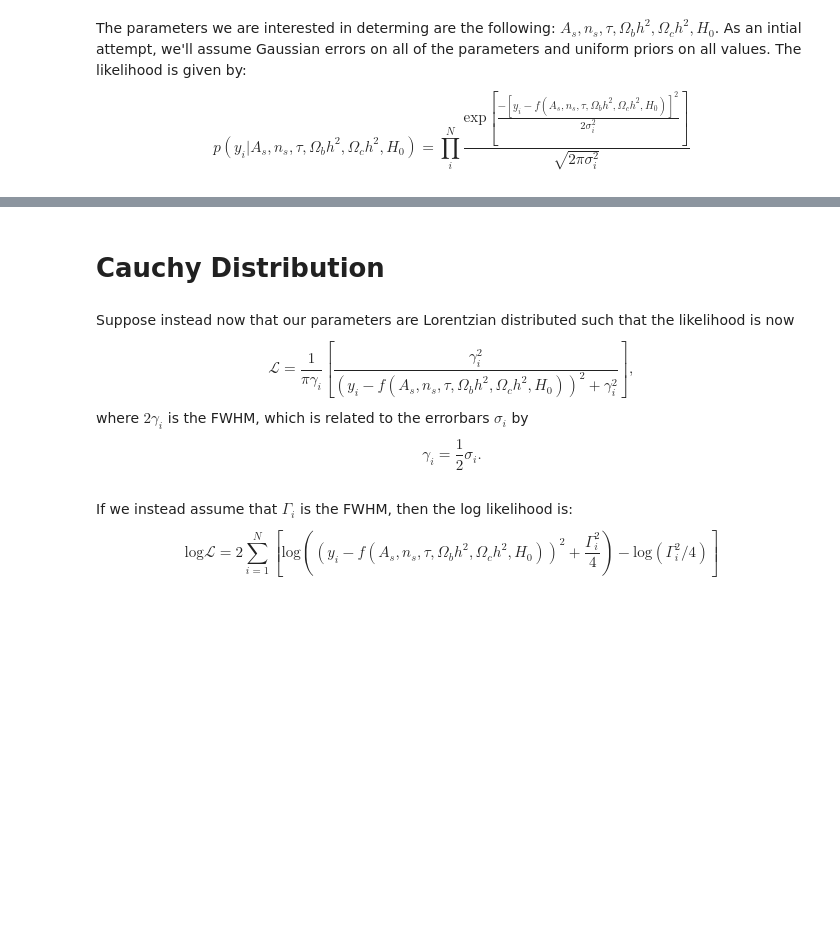
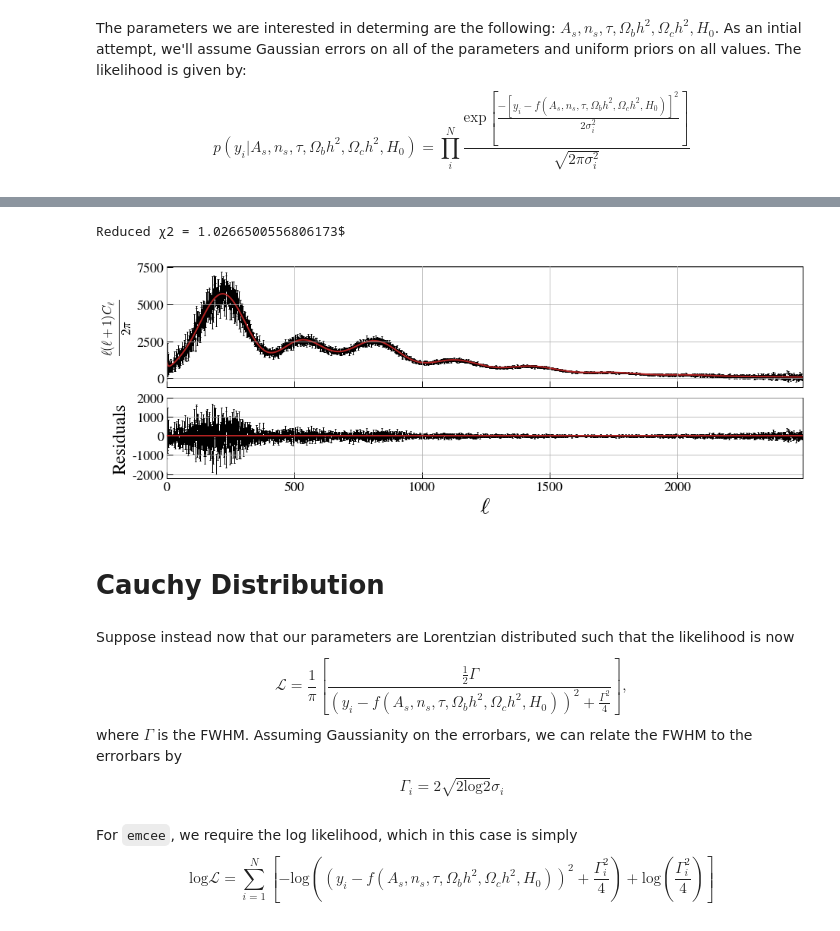
Before and after one commit to lazdam/PlanckII-MCMC, a Jupyter notebook: ProjectNotebook.ipynb, the cells around one changed output, grey strips where cells are left out. Drawn from its saved outputs; the diff is of its cells as text; code cells hidden in the pictures; blank space fills up the shorter version.

```diff
--- a/ProjectNotebook.ipynb
+++ b/ProjectNotebook.ipynb
@@ -181,13 +212,13 @@ fig = corner.corner(flat_samples_load, labels=labels, show_titles=True,title_fmt
 # %%
 # Plot random selection of parameters
 %matplotlib widget
-inds = np.random.randint(len(flat_samples_load), size=100)
+inds = np.random.randint(len(flat_samples_load_gauss), size=100)
 f, ax = plt.subplots(figsize=(15,5))
 l = np.arange(0,len(spectrum))
 ax.errorbar(l, spectrum, yerr=errors,errorevery=10, linestyle = 'None',capsize=4, marker ='.', color='black', ms=8)
 for ind in inds:
-    As, ns, tau, ombh2, omch2, H0 = flat_samples_load[ind]
-    temp_dict = {'As':As, 'ns':ns, 'tau':tau, 'ombh2':ombh2, 'omch2':omch2, 'H0':H0}
+    As, ns, tau, ombh2, omch2, H0 = flat_samples_load_gauss[ind]
+    temp_dict = {'As':np.exp(As)/np.power(10,10), 'ns':ns, 'tau':tau, 'ombh2':ombh2, 'omch2':omch2, 'H0':H0}
     yfit = get_spectrum(temp_dict)
     ax.plot(yfit, alpha=0.05, color='firebrick')
 
@@ -200,18 +262,55 @@ plt.show()
+# %%
+%matplotlib inline
+
+# Re-scale back to normal amplitude
+flat_samples_load_gauss[:,0] = np.exp(flat_samples_load_gauss[:,0])/np.power(10,10)
+
+# Get best fit
+best_fit_gauss = get_best_fit(flat_samples_load_gauss)
+
+# Get residuals
+resids_gauss = get_residuals(best_fit_gauss, spectrum, errors)
+
+# Plot final results
+
+fig, ax = plt.subplots(2,1, gridspec_kw={'height_ratios':[1.5,1]}, figsize = (15,5))
+
+ax[0].plot(l,best_fit_gauss, label = 'Fit', color = 'firebrick', linewidth = 2, zorder=2)
+ax[0].errorbar(l, spectrum, yerr=errors,errorevery=1,capsize=1, color='black', ms=8, linewidth=1, zorder=1, ls = 'none')
+ax[0].set_ylabel(r'$\frac{\ell(\ell +1)C_\ell}{2\pi}$', fontsize=24)
+ax[0].grid()
+ax[0].tick_params(axis='x', labelbottom=False)
+ax[0].set_xlim(l[0],l[-1])
+
+ax[1].errorbar(l, resids_gauss, yerr=errors,errorevery=1,capsize=1, color='black', ms=8, linewidth=1, zorder=1, ls = 'none')
+ax[1].hlines(y = 0, xmin = l[0], xmax = l[-1], color = 'firebrick', linewidth=2, zorder=3)
+ax[1].set_ylabel('Residuals', fontsize=24)
+ax[1].set_xlabel(r'$\ell$', fontsize=30)
+ax[1].set_xlim(l[0],l[-1])
+ax[1].set_yticks(np.arange(-2000,2001,1000))
+ax[1].grid()
+
+fig.subplots_adjust(wspace=0.1,hspace=0.1)
+
+plt.savefig('gaussian_llhd.png', bbox_inches='tight')
+# %% [output]
+Reduced χ2 = 1.0266500556806173$
+[figure, added]
 # %% [markdown]
 # Cauchy Distribution
 # %% [markdown]
 Suppose instead now that our parameters are Lorentzian distributed such that the likelihood is now
 \begin{equation}
-\mathcal{L} = \frac{1}{\pi\gamma_i}\left[\frac{\gamma_i^2}{(y_i-f(A_s, n_s, \tau, \Omega_bh^2, \Omega_ch^2, H_0))^2 + \gamma_i^2}\right],
+\mathcal{L} = \frac{1}{\pi}\left[\frac{\frac{1}{2}\Gamma}{(y_i-f(A_s, n_s, \tau, \Omega_bh^2, \Omega_ch^2, H_0))^2 + \frac{\Gamma^2}{4}}\right],
 \end{equation}
-where $2\gamma_i$ is the FWHM, which is related to the errorbars $\sigma_i$ by
+where $\Gamma$ is the FWHM. Assuming Gaussianity on the errorbars, we can relate the FWHM to the errorbars by
 \begin{equation}
-\gamma_i = \frac{1}{2}\sigma_i.
+\Gamma_i = 2\sqrt{2\text{log}2}\sigma_i
 \end{equation}
 # %% [markdown]
-If we instead assume that $\Gamma_i$ is the FWHM, then the log likelihood is:
+For `emcee`, we require the log likelihood, which in this case is simply
 \begin{equation}
-\text{log}\mathcal{L} = 2\sum_{i=1}^{N}\left[\text{log}((y_i - f(A_s, n_s, \tau, \Omega_bh^2, \Omega_ch^2, H_0))^2 + \frac{\Gamma_i^2}{4}) - \text{log}(\Gamma_i^2/4) \right]
+\text{log}\mathcal{L} = \sum_{i=1}^{N}\left[-\text{log}\left((y_i - f(A_s, n_s, \tau, \Omega_bh^2, \Omega_ch^2, H_0))^2 + \frac{\Gamma_i^2}{4}\right) + \text{log}\left(\frac{\Gamma_i^2}{4}\right) \right]
 \end{equation}
 # %%
 # Convert our gaussian errorbars to FWHM parameters
```
Also changed, not shown: parts of 21 cells of this notebook, 4 other files.
